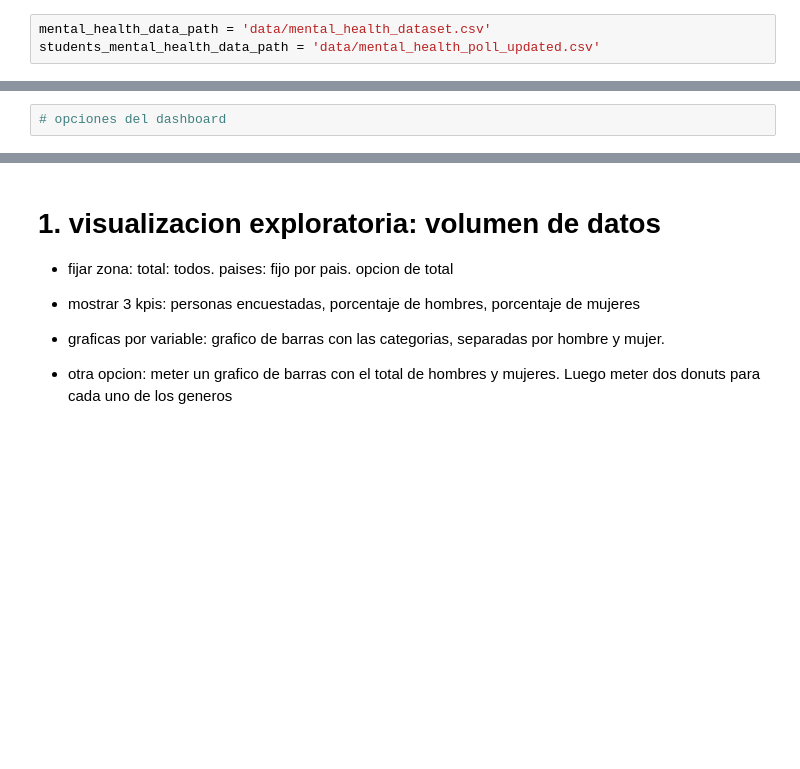
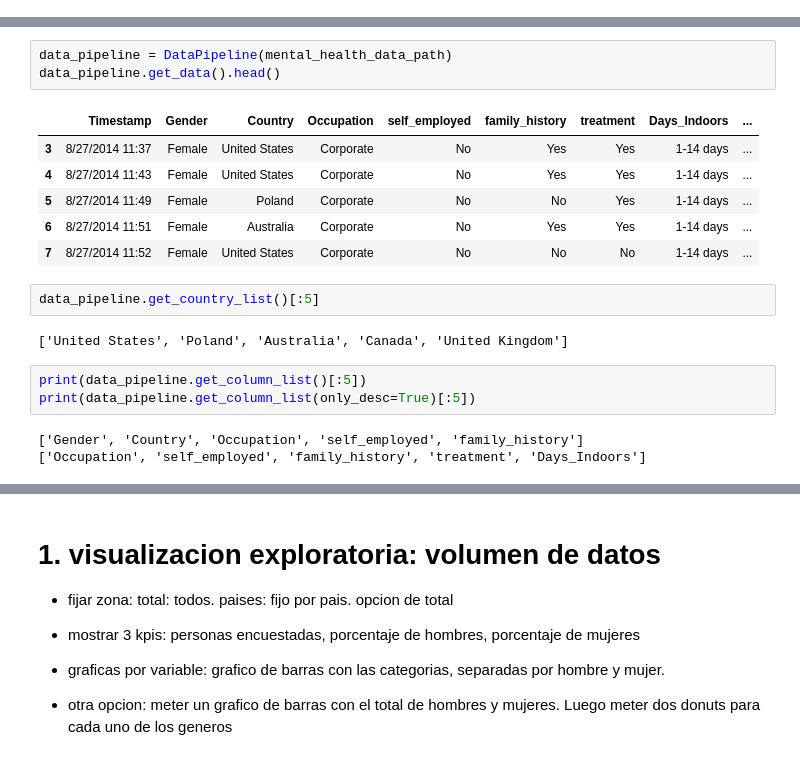
Before and after one commit to josrodand/data_viz_pra, a Jupyter notebook: app_test.ipynb, the cells around one changed output, grey strips where cells are left out. Cells and saved outputs as stored; diff of their text form; blank space fills up the shorter version.

```diff
--- a/app_test.ipynb
+++ b/app_test.ipynb
@@ -7,3 +10,0 @@ import plotly.express as px
-# %%
-mental_health_data_path = 'data/mental_health_dataset.csv'
-students_mental_health_data_path = 'data/mental_health_poll_updated.csv'
@@ -76,2 +11,20 @@ Name: count, dtype: int64
-# %%
-# opciones del dashboard
+# %%
+data_pipeline = DataPipeline(mental_health_data_path)
+data_pipeline.get_data().head()
+# %% [output]
+|  | Timestamp | Gender | Country | Occupation | self_employed | family_history | treatment | Days_Indoors | ... |
+| 3 | 8/27/2014 11:37 | Female | United States | Corporate | No | Yes | Yes | 1-14 days | ... |
+| 4 | 8/27/2014 11:43 | Female | United States | Corporate | No | Yes | Yes | 1-14 days | ... |
+| 5 | 8/27/2014 11:49 | Female | Poland | Corporate | No | No | Yes | 1-14 days | ... |
+| 6 | 8/27/2014 11:51 | Female | Australia | Corporate | No | Yes | Yes | 1-14 days | ... |
+| 7 | 8/27/2014 11:52 | Female | United States | Corporate | No | No | No | 1-14 days | ... |
+# %%
+data_pipeline.get_country_list()[:5]
+# %% [output]
+['United States', 'Poland', 'Australia', 'Canada', 'United Kingdom']
+# %%
+print(data_pipeline.get_column_list()[:5])
+print(data_pipeline.get_column_list(only_desc=True)[:5])
+# %% [output]
+['Gender', 'Country', 'Occupation', 'self_employed', 'family_history']
+['Occupation', 'self_employed', 'family_history', 'treatment', 'Days_Indoors']
```
Also changed, not shown: parts of 21 cells of this notebook, 4 other files.
